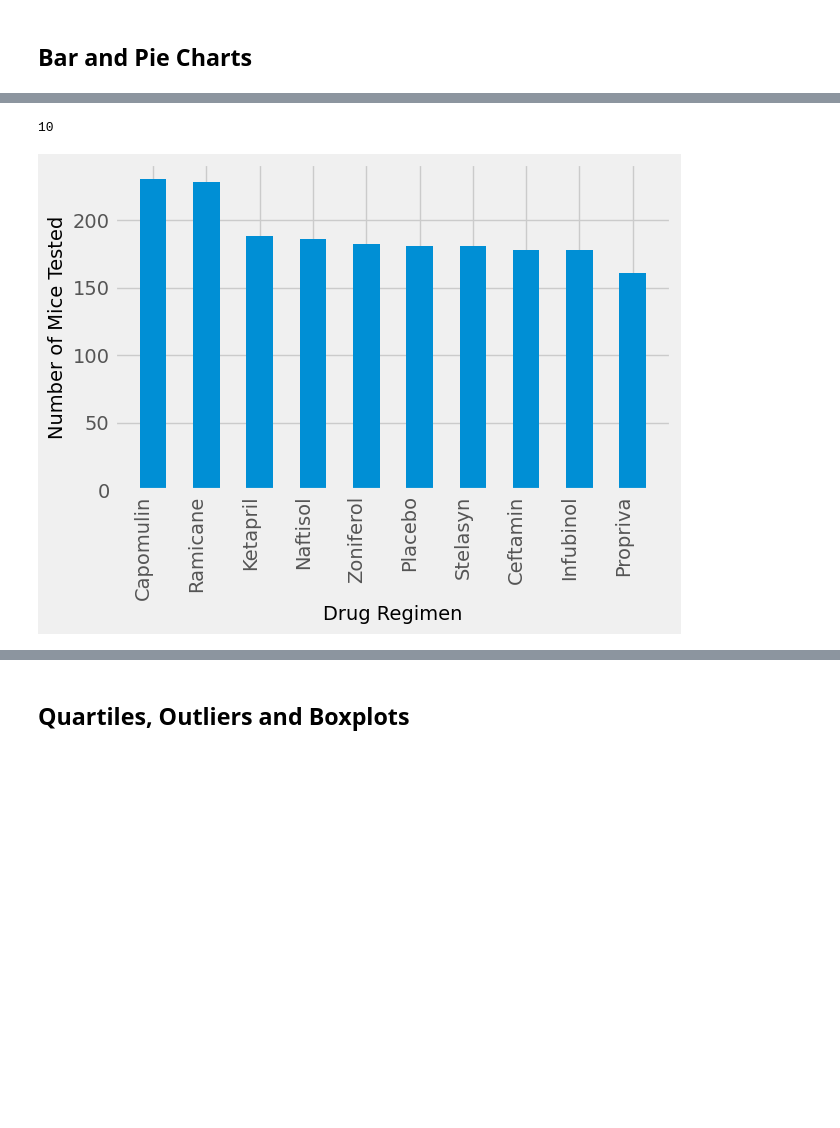
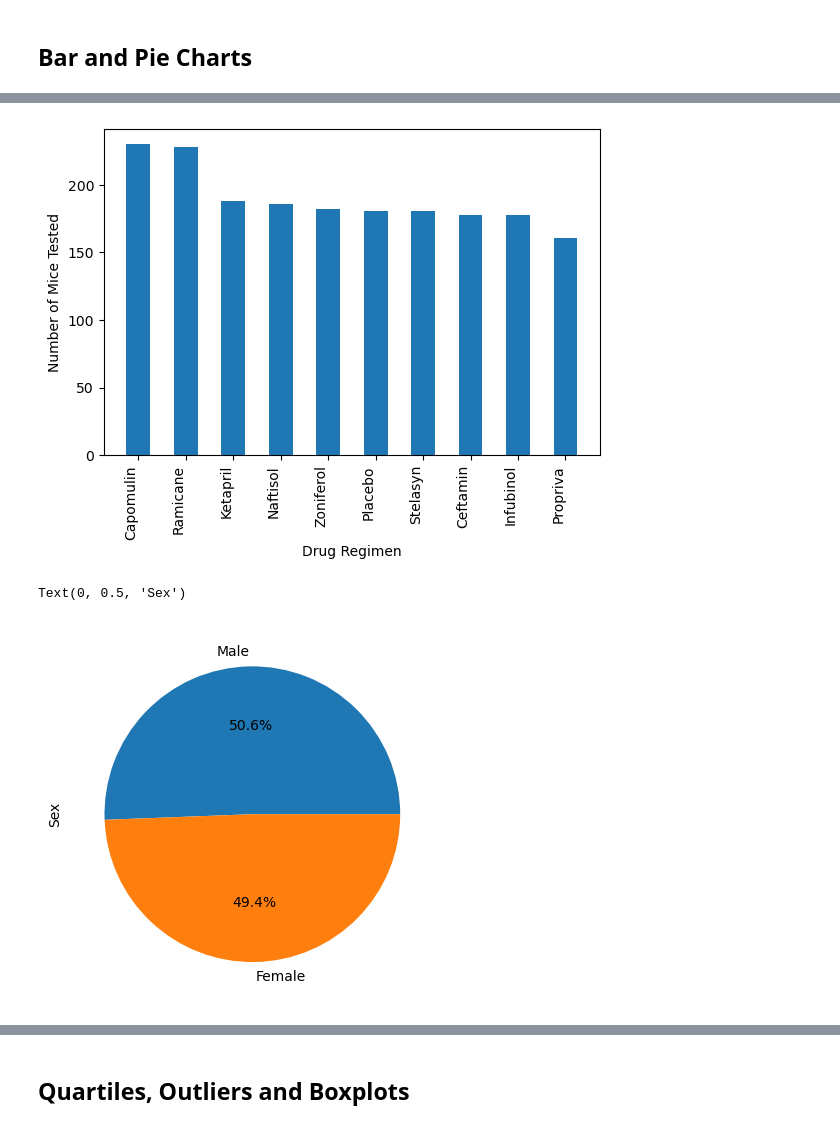
Before and after one commit to rerick999/challenge_05, a Jupyter notebook: Pymaceuticals/challenge_05.ipynb, the cells around one changed output, grey strips where cells are left out. Cells and saved outputs as stored; diff of their text form; code cells hidden in the pictures; blank space fills up the shorter version.

```diff
--- a/Pymaceuticals/challenge_05.ipynb
+++ b/Pymaceuticals/challenge_05.ipynb
@@ -158,9 +155,5 @@ Text(0, 0.5, 'Number of Mice Tested')
 # %%
 # Generate a bar plot showing the total number of timepoints for all mice tested for each drug regimen using pyplot.
-#dftpdr=df.groupby(['Drug Regimen']).count()['Timepoint']
-#dftpdr=dftpdr.sort_values(ascending=False)
-#ax=dftpdr.plot(kind='bar')
-#ax.set_ylabel('Number of Mice Tested')
 dftpdr=df.groupby(['Drug Regimen']).count()['Timepoint']
 dftpdr=dftpdr.sort_values(ascending=False)
 fig,ax=plt.subplots()
@@ -168,16 +161,17 @@ ax.bar(dftpdr.index,dftpdr,width=.5)
 ax.set_ylabel('Number of Mice Tested')
 ax.set_xlabel('Drug Regimen')
 fig.autofmt_xdate(rotation=90)
-#ax.axes.set_xlim(-0.5,1.5)
-
-print(len(plot))
-#ax.xaxis.set_tick_params(pad = 30)
 plt.show()
-#dftpdr
 # %% [output]
-10
-[figure, old version]
+[figure, new version]
 # %%
 # Generate a pie plot showing the distribution of female versus male mice using Pandas
+dfsx1=df.groupby(['Sex']).count()['Mouse ID']
+dfsx1=dfsx1.sort_values(ascending=False)
+ax1=dfsx1.plot(kind='pie',autopct='%1.1f%%')
+ax1.set_ylabel('Sex')
+# %% [output]
+Text(0, 0.5, 'Sex')
+[figure, added]
 # %%
 # Generate a pie plot showing the distribution of female versus male mice using pyplot
```
Also changed, not shown: parts of 9 cells of this notebook.
